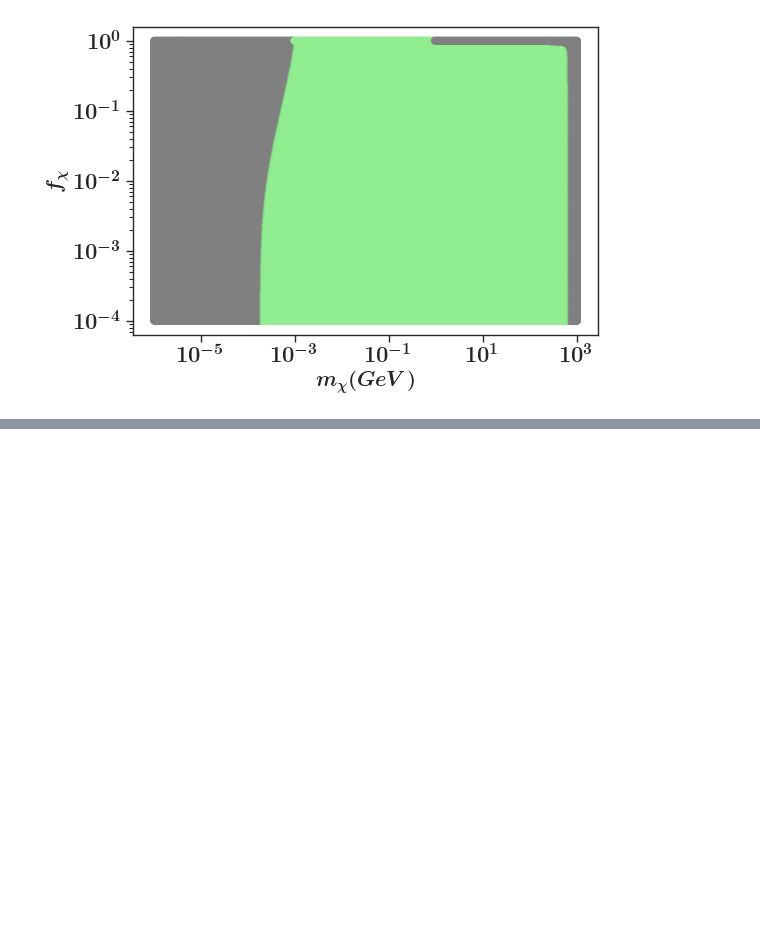
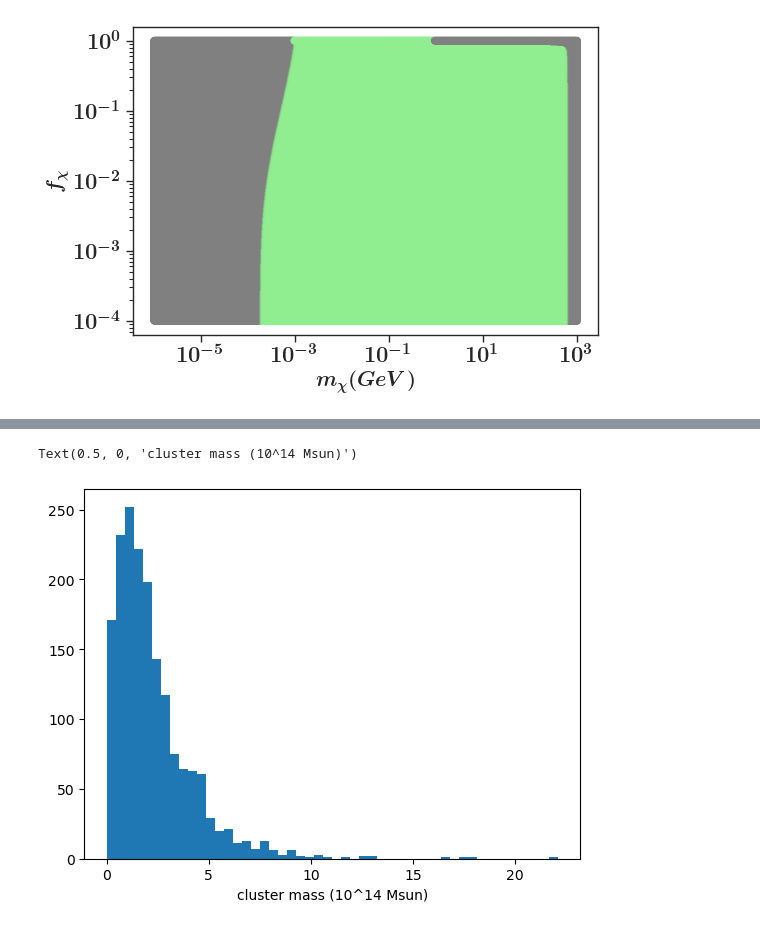
Before and after one commit to eleanorstuart/thermo-idm, a Jupyter notebook: mcxc_clusters.ipynb, the cells around one changed output, grey strips where cells are left out. Drawn from its saved outputs; the diff is of its cells as text; code cells hidden in the pictures; blank space fills up the shorter version.

```diff
--- a/mcxc_clusters.ipynb
+++ b/mcxc_clusters.ipynb
@@ -276,3 +273,6 @@ Text(0, 0.5, '$f_{\\chi}$')
 #legend_elements = [Patch(facecolor='gray',label=r'$T_{\chi}>T_b$'),
 #                   Patch(facecolor='lightgreen',label=r'$T_{\chi}<T_b$')]
 #ax.legend(handles=legend_elements, loc='lower left')
+# %%
+from load_mcxc_data import load_clusters
+clusters = load_clusters()
@@ -278,0 +282,7 @@ Text(0, 0.5, '$f_{\\chi}$')
+# %%
+masses = [c.mass.to(1e14*u.Msun) for c in clusters]
+plt.hist(masses, bins=50)
+plt.xlabel('cluster mass (10^14 Msun)')
+# %% [output]
+Text(0.5, 0, 'cluster mass (10^14 Msun)')
+[figure, added]
```
Also changed, not shown: parts of 4 cells of this notebook, 3 other files.
